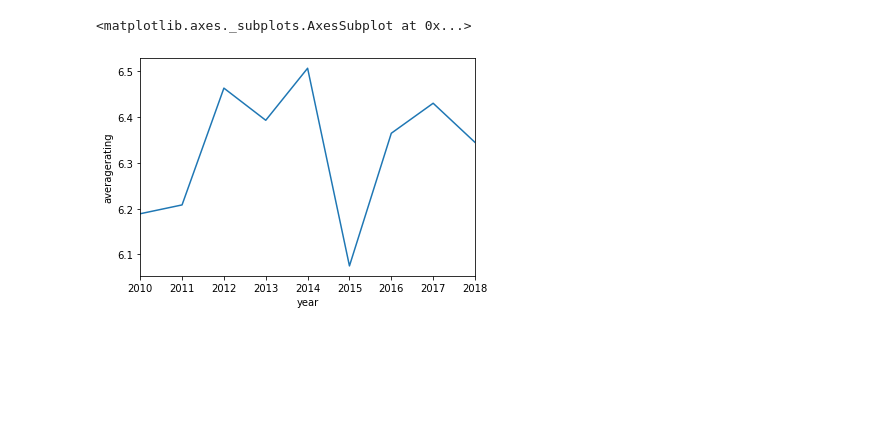
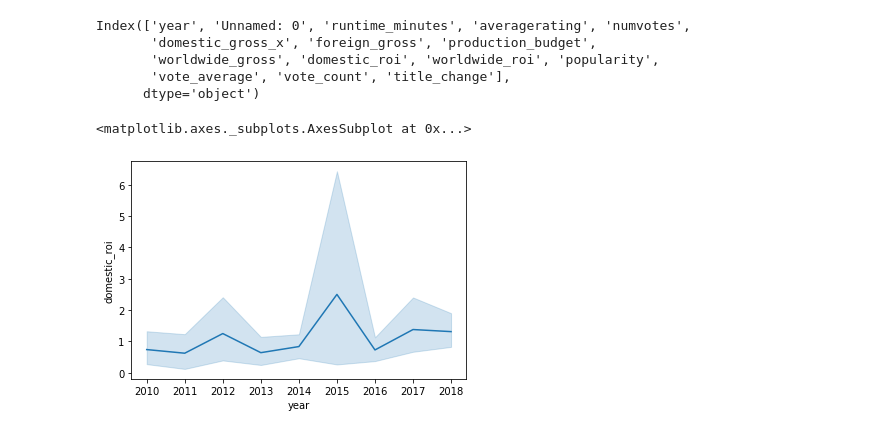
Before and after one commit to gksidhu/Correlates-to-ROI-in-Film, a Jupyter notebook: Analysis.ipynb, the cells around one changed output. Drawn from its saved outputs; the diff is of its cells as text; code cells hidden in the pictures; blank space fills up the shorter version.

Commit message:
filtered dataset based on year

```diff
--- a/Analysis.ipynb
+++ b/Analysis.ipynb
@@ -35,12 +50,25 @@ films_yr.reset_index(inplace=True)
+# %%
+films_yr.columns = [x for (x,y) in films_yr.columns]
+films_yr.reset_index(inplace=True)
+films_yr.columns
+# %% [output]
+Index(['year', 'Unnamed: 0', 'runtime_minutes', 'averagerating', 'numvotes',
+       'domestic_gross_x', 'foreign_gross', 'production_budget',
+       'worldwide_gross', 'domestic_roi', 'worldwide_roi', 'popularity',
+       'vote_average', 'vote_count', 'title_change'],
+      dtype='object')
 # %%
 films_yr['sub'] = 0 #add a null column that seaborn needs
 #see https://stackoverflow.com/questions/42955079/seaborn-tsplot-not-showing-data
 
-#sns.tsplot(films_yr, time='year',value='domestic_roi',unit='sub')
-#sns.tsplot(films_yr, time='year',value='worldwide_roi',unit='sub')
-#sns.tsplot(films_yr, time='year',value='production_budget',unit='sub')
-#sns.tsplot(films_yr, time='year',value='popularity',unit='sub')
-#sns.tsplot(films_yr, time='year',value='averagerating',unit='sub')
+# Using lineplot instead of tsplot (based on notice for deprecated function)
+sns.lineplot(data=films, x='year',y='domestic_roi')
+
+# sns.tsplot(films_yr, time='year',value='domestic_roi',unit='sub')
+# sns.tsplot(films_yr, time='year',value='worldwide_roi',unit='sub')
+# sns.tsplot(films_yr, time='year',value='production_budget',unit='sub')
+# sns.tsplot(films_yr, time='year',value='popularity',unit='sub')
+# sns.tsplot(films_yr, time='year',value='averagerating',unit='sub')
 # %% [output]
 <matplotlib.axes._subplots.AxesSubplot at 0x...>
-[figure, old version]
+[figure, new version]
```
Also changed, not shown: parts of 9 cells of this notebook, 2 other files.
